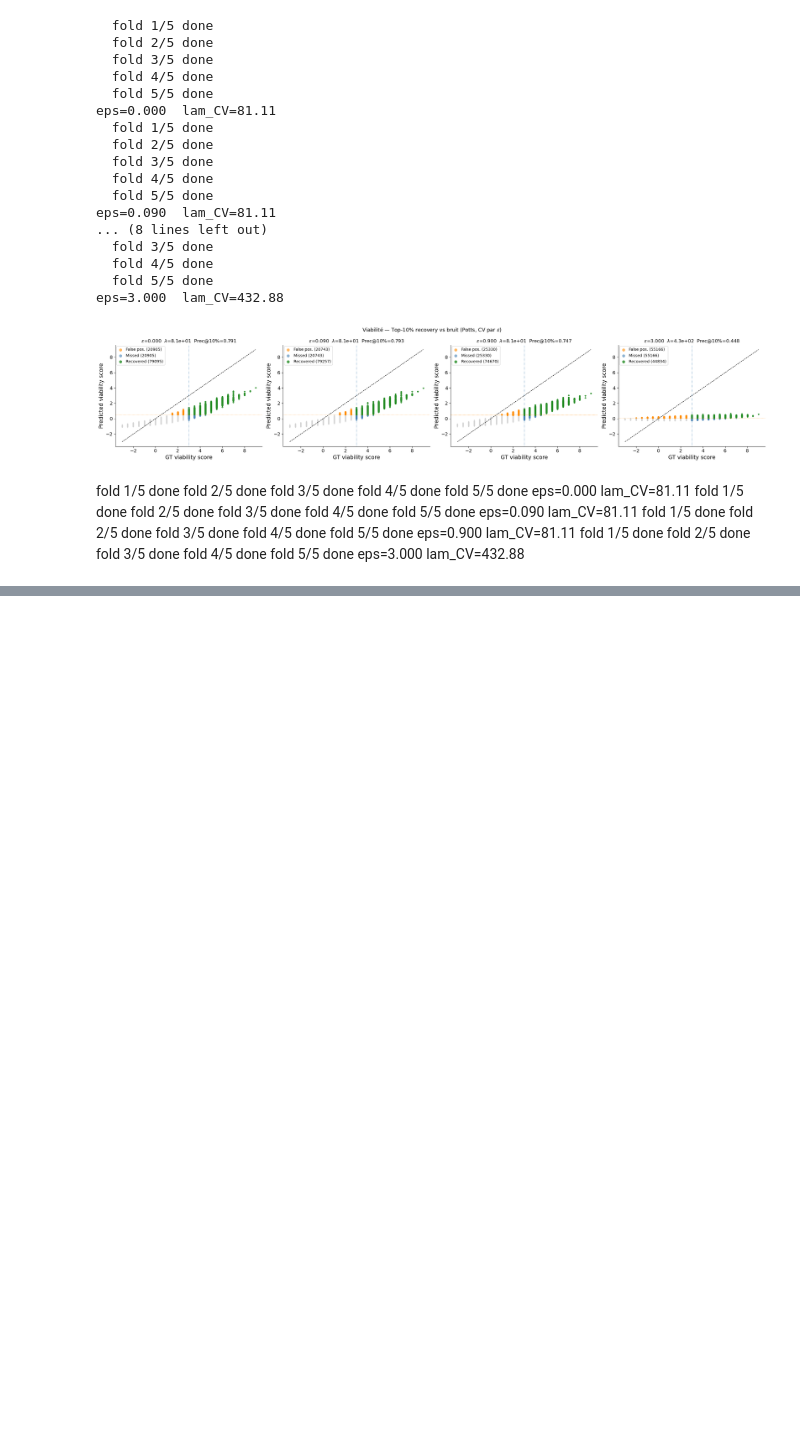
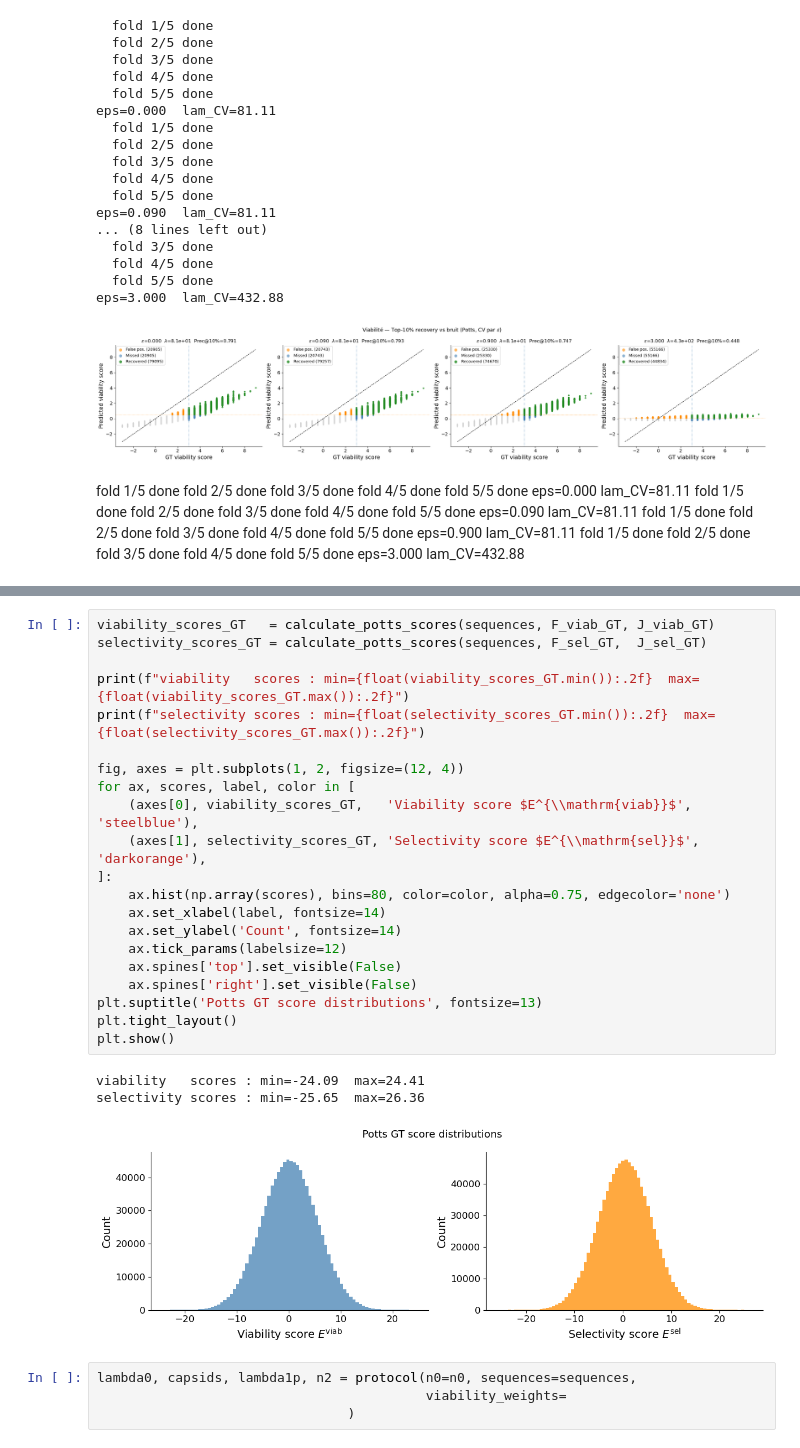
Before and after one commit to merlin-cc/Directed-Evolution-loop, a Jupyter notebook: Potts_regression.ipynb, the cells around one changed output, grey strips where cells are left out. Saved outputs shown, nothing was run; the diff lists cells and outputs as text; blank space fills up the shorter version.

```diff
--- a/Potts_regression.ipynb
+++ b/Potts_regression.ipynb
@@ -703,0 +735,29 @@ eps=3.000  lam_CV=432.88
+# %%
+viability_scores_GT   = calculate_potts_scores(sequences, F_viab_GT, J_viab_GT)
+selectivity_scores_GT = calculate_potts_scores(sequences, F_sel_GT,  J_sel_GT)
+
+print(f"viability   scores : min={float(viability_scores_GT.min()):.2f}  max={float(viability_scores_GT.max()):.2f}")
+print(f"selectivity scores : min={float(selectivity_scores_GT.min()):.2f}  max={float(selectivity_scores_GT.max()):.2f}")
+
+fig, axes = plt.subplots(1, 2, figsize=(12, 4))
+for ax, scores, label, color in [
+    (axes[0], viability_scores_GT,   'Viability score $E^{\\mathrm{viab}}$',   'steelblue'),
+    (axes[1], selectivity_scores_GT, 'Selectivity score $E^{\\mathrm{sel}}$', 'darkorange'),
+]:
+    ax.hist(np.array(scores), bins=80, color=color, alpha=0.75, edgecolor='none')
+    ax.set_xlabel(label, fontsize=14)
+    ax.set_ylabel('Count', fontsize=14)
+    ax.tick_params(labelsize=12)
+    ax.spines['top'].set_visible(False)
+    ax.spines['right'].set_visible(False)
+plt.suptitle('Potts GT score distributions', fontsize=13)
+plt.tight_layout()
+plt.show()
+# %% [output]
+viability   scores : min=-24.09  max=24.41
+selectivity scores : min=-25.65  max=26.36
+[figure, added]
+# %%
+lambda0, capsids, lambda1p, n2 = protocol(n0=n0, sequences=sequences,
+                                          viability_weights=
+                                )
```
Also changed, not shown: parts of 3 cells of this notebook, 1 other file.
